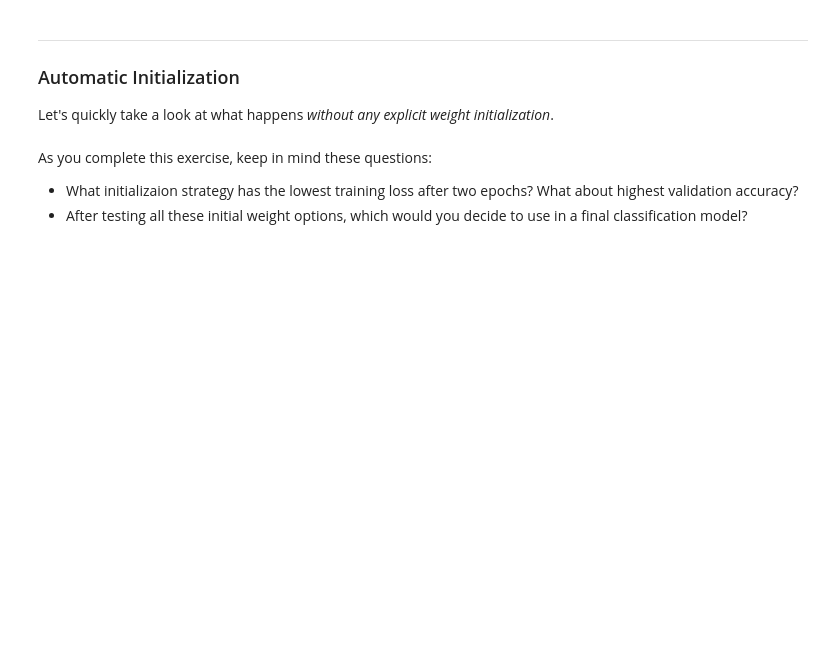
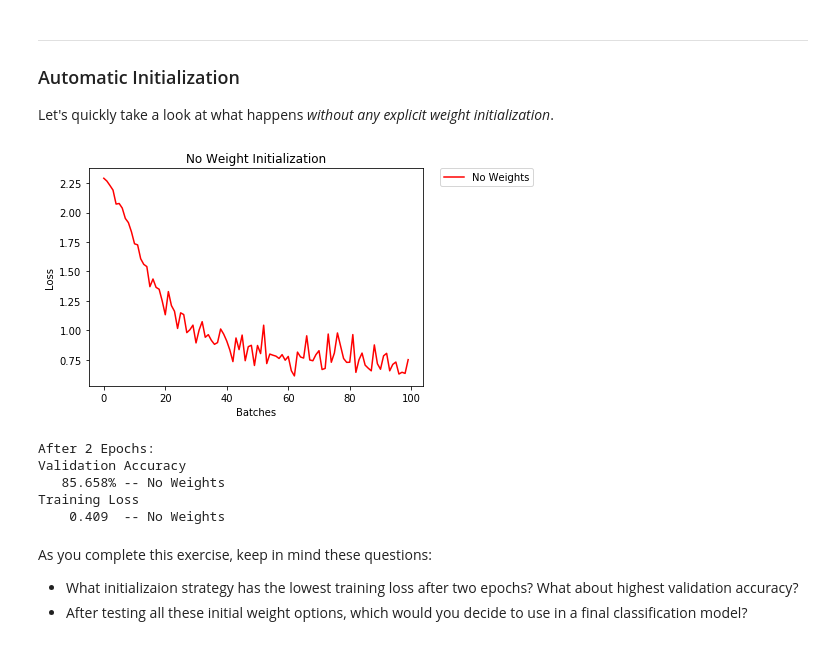
Before and after one commit to silviomori/udacity-deeplearning-nanodegree, a Jupyter notebook: weight-initialization/weight_initialization_exercise.ipynb, the cells around one changed output. Drawn from its saved outputs; the diff is of its cells as text; code cells hidden in the pictures; blank space fills up the shorter version.

Commit message:
Weight Initialization: Compare uniform, normal and PyTorch default

```diff
--- a/weight-initialization/weight_initialization_exercise.ipynb
+++ b/weight-initialization/weight_initialization_exercise.ipynb
@@ -419,8 +441,22 @@ The normal distribution gives us pretty similar behavior compared to the uniform
 Let's quickly take a look at what happens *without any explicit weight initialization*.
 # %%
 ## Instantiate a model with _no_ explicit weight initialization
+model_no_initialization = Net()
 # %%
 ## evaluate the behavior using helpers.compare_init_weights
+model_list = [(model_no_initialization, 'No Weights')]
+
+helpers.compare_init_weights(model_list,
+                             'No Weight Initialization',
+                             train_loader,
+                             valid_loader)
+# %% [output]
+[figure, added]
+After 2 Epochs:
+Validation Accuracy
+   85.658% -- No Weights
+Training Loss
+    0.409  -- No Weights
 # %% [markdown]
 As you complete this exercise, keep in mind these questions:
 * What initializaion strategy has the lowest training loss after two epochs? What about highest validation accuracy?
```
Also changed, not shown: parts of 3 cells of this notebook.
